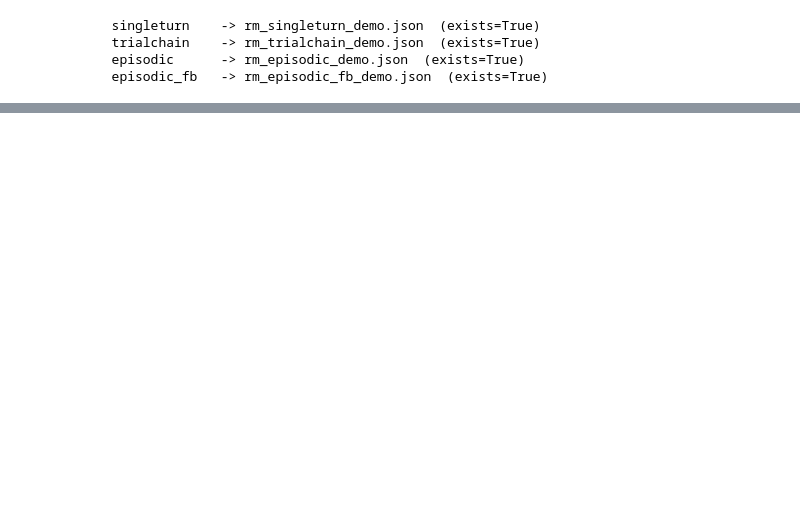
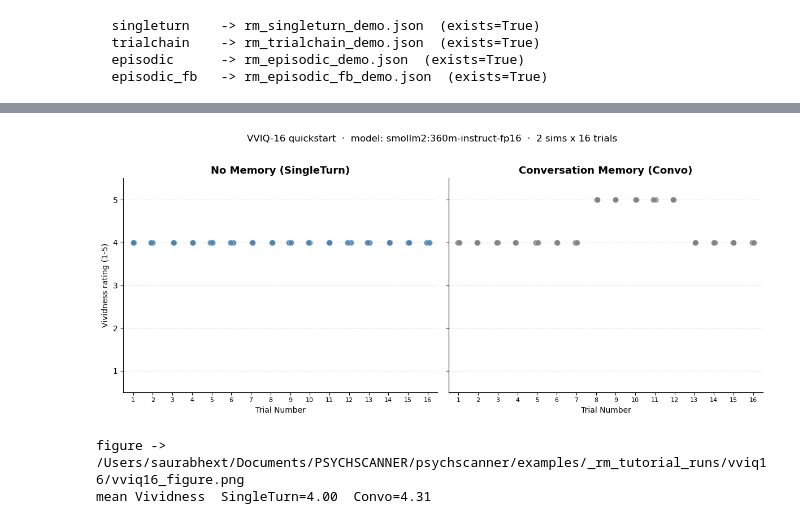
Before and after one commit to saurabhr/psychscanner, a Jupyter notebook: examples/00_quickstart.ipynb, the cells around one changed output, grey strips where cells are left out. Cells and saved outputs as stored; diff of their text form; code cells hidden in the pictures; blank space fills up the shorter version.

```diff
--- a/examples/00_quickstart.ipynb
+++ b/examples/00_quickstart.ipynb
@@ -131,0 +412,51 @@ TOTAL RUNS: 1   RESUME IDX: None
+# %%
+# Reproduce the 09_vviq16_study.ipynb scatter (small-n version)
+import re, numpy as np, pandas as pd
+import matplotlib.pyplot as plt
+
+_VIV_RE = re.compile(r"Vividness[^0-9]*(\d+)")
+
+def load_vividness(csv_path):
+    df = pd.read_csv(csv_path)
+    df["Vividness"] = df["pred_resp_raw"].apply(
+        lambda s: int(_VIV_RE.search(str(s)).group(1)) if _VIV_RE.search(str(s)) else None
+    )
+    return (df["trial_idx"] + 1).values.astype(float), df["Vividness"].values.astype(float)
+
+x_st, y_st = load_vividness(VVIQ_DIR / "vviq16_singleturn.csv")
+x_cv, y_cv = load_vividness(VVIQ_DIR / "vviq16_convo.csv")
+
+rng = np.random.default_rng(42)
+def jitter(x, s=0.10): return x + rng.uniform(-s, s, size=len(x))
+
+fig, (ax_st, ax_cv) = plt.subplots(1, 2, figsize=(12, 5), sharey=True)
+ax_st.scatter(jitter(x_st), y_st, color="steelblue", s=55, alpha=0.85,
+              linewidths=0.3, edgecolors="white", zorder=3)
+ax_st.set_title("No Memory (SingleTurn)", fontsize=13, fontweight="bold")
+ax_st.set_xlabel("Trial Number"); ax_st.set_ylabel("Vividness rating (1-5)")
+
+ax_cv.scatter(jitter(x_cv), y_cv, color="gray", s=55, alpha=0.85,
+              linewidths=0.3, edgecolors="white", zorder=3)
+ax_cv.set_title("Conversation Memory (Convo)", fontsize=13, fontweight="bold")
+ax_cv.set_xlabel("Trial Number")
+
+for ax in (ax_st, ax_cv):
+    ax.set_xlim(0.5, 16.5); ax.set_xticks(range(1, 17))
+    ax.set_xticklabels(range(1, 17), fontsize=8)
+    ax.set_ylim(0.5, 5.5); ax.set_yticks([1, 2, 3, 4, 5])
+    ax.grid(axis="y", linestyle="--", alpha=0.4)
+    ax.spines[["top", "right"]].set_visible(False)
+
+fig.suptitle(f"VVIQ-16 quickstart  ·  model: {MODEL_NAME}  ·  {NSIM} sims x 16 trials",
+             fontsize=12, y=1.02)
+plt.tight_layout()
+fig.savefig(VVIQ_DIR / "vviq16_figure.png", dpi=130, bbox_inches="tight")
+plt.show()
+print(f"figure -> {VVIQ_DIR / 'vviq16_figure.png'}")
+m_st = float(np.nanmean(y_st)) if y_st.size else float("nan")
+m_cv = float(np.nanmean(y_cv)) if y_cv.size else float("nan")
+print(f"mean Vividness  SingleTurn={m_st:.2f}  Convo={m_cv:.2f}")
+# %% [output]
+[figure, added]
+figure -> /Users/saurabhext/Documents/PSYCHSCANNER/psychscanner/examples/_rm_tutorial_runs/vviq16/vviq16_figure.png
+mean Vividness  SingleTurn=4.00  Convo=4.31
```
Also changed, not shown: parts of 13 cells of this notebook, 42 other files.
